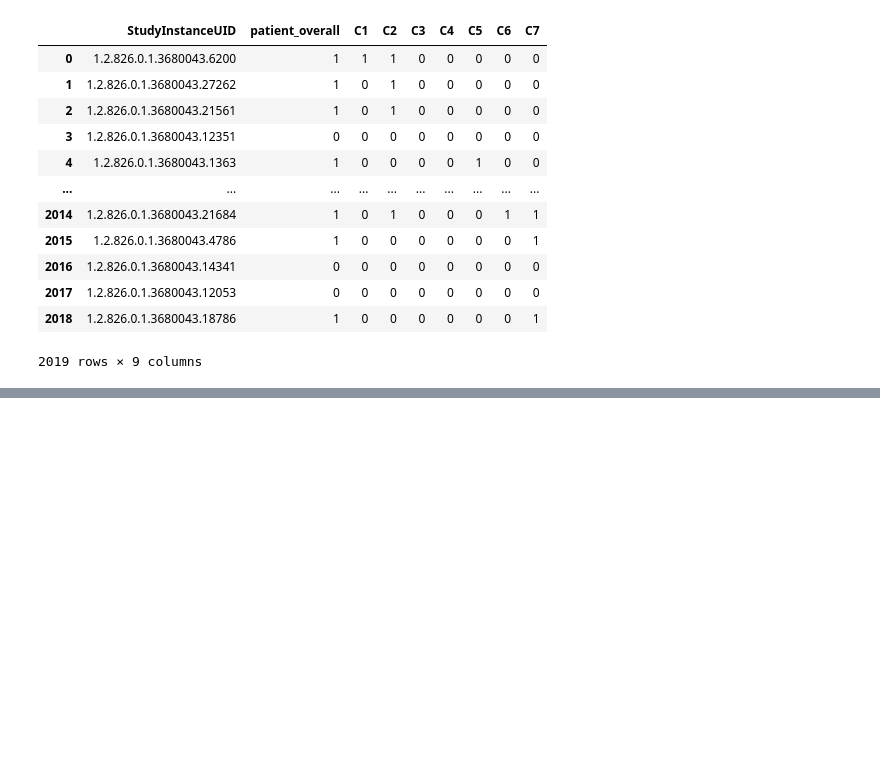
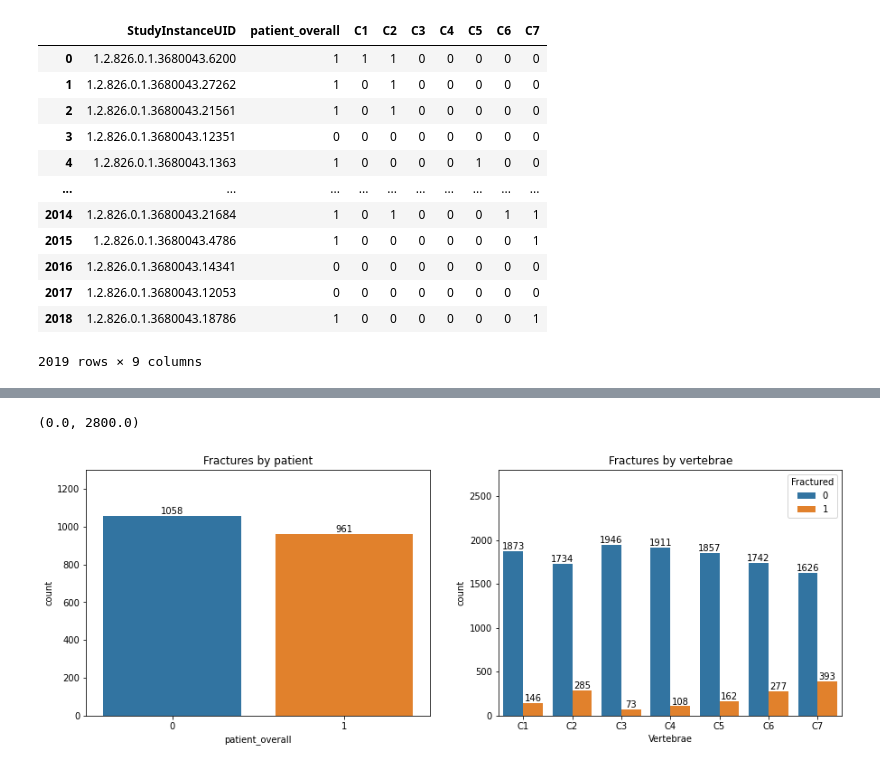
Before and after one commit to Donghee4/kaggle_ml, a Jupyter notebook: RSNA 2022 CSF detection/Untitled.ipynb, the cells around one changed output, grey strips where cells are left out. Cells and saved outputs as stored; diff of their text form; code cells hidden in the pictures; blank space fills up the shorter version.

```diff
--- a/RSNA 2022 CSF detection/Untitled.ipynb
+++ b/RSNA 2022 CSF detection/Untitled.ipynb
@@ -98,0 +100,24 @@ sns.countplot(data=train_df, x="patient_overall")
+# %%
+plt.figure(figsize=(15,5))
+plt.subplot(1,2,1)
+ax1 = sns.countplot(data=train_df, x='patient_overall')
+for container in ax1.containers:
+    ax1.bar_label(container)
+plt.title('Fractures by patient')
+plt.ylim([0,1300])
+
+# Unpivot train_df for plotting
+train_melt = pd.melt(train_df, id_vars = ['StudyInstanceUID', 'patient_overall'],
+             value_vars = ['C1','C2','C3','C4','C5','C6','C7'],
+             var_name="Vertebrae",
+             value_name="Fractured")
+
+plt.subplot(1,2,2)
+ax2 = sns.countplot(data=train_melt, x='Vertebrae', hue='Fractured')
+for container in ax2.containers:
+    ax2.bar_label(container)
+plt.title('Fractures by vertebrae')
+plt.ylim([0,2800])
+# %% [output]
+(0.0, 2800.0)
+[figure, added]
```
Also changed, not shown: parts of 13 cells of this notebook.
